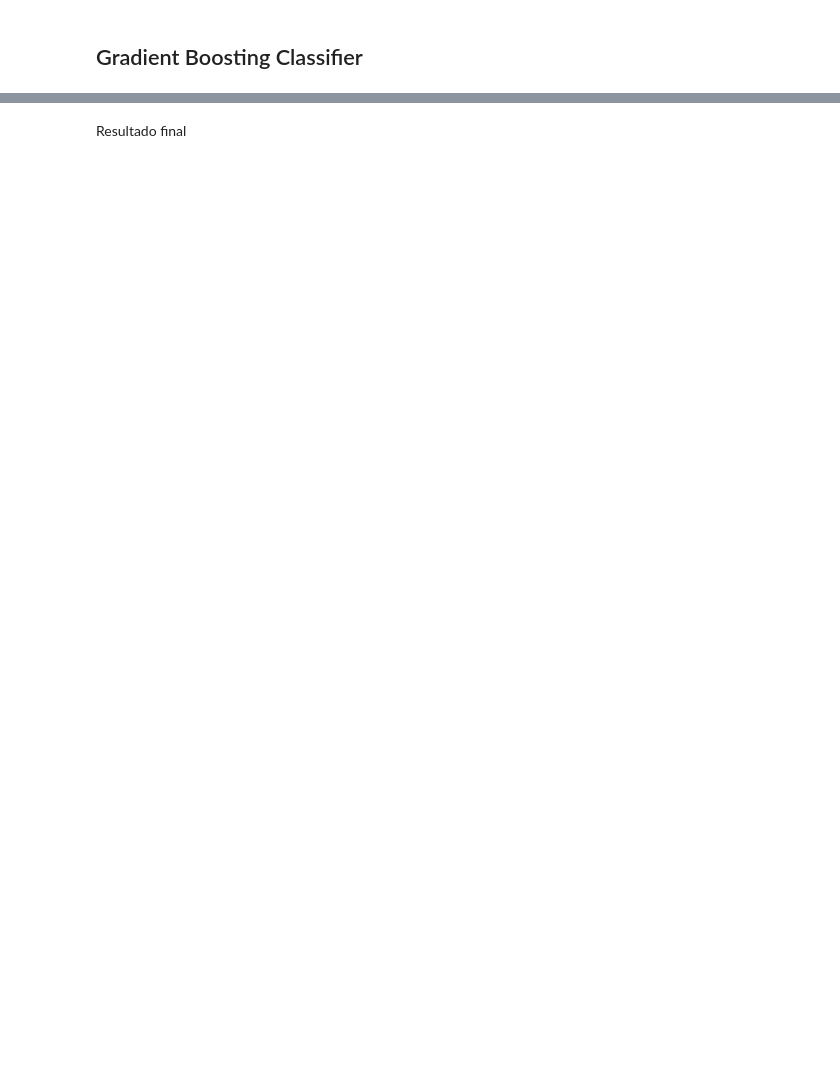
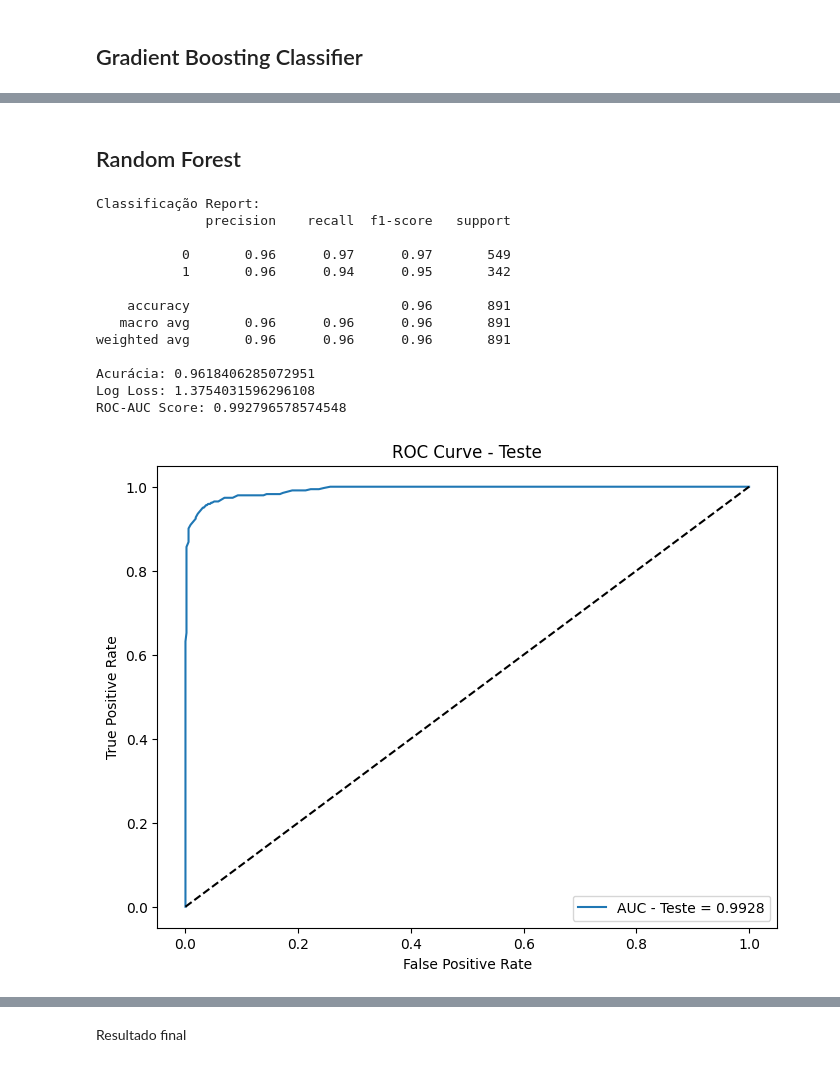
Before and after one commit to junioromendes/Titanic---Machine-Learning-from-Disaster, a Jupyter notebook: Notebook.ipynb, the cells around one changed output, grey strips where cells are left out. Drawn from its saved outputs; the diff is of its cells as text; code cells hidden in the pictures; blank space fills up the shorter version.

Commit message:
Adição de novos modelos

```diff
--- a/Notebook.ipynb
+++ b/Notebook.ipynb
@@ -258,0 +350,48 @@ test_data['Title'] = test_data['Title'].apply(corrigir_title)
+# %% [markdown]
+## Random Forest
+# %%
+from sklearn.ensemble import RandomForestClassifier
+
+# Criar o pipeline final com o preprocessor e o classificador
+clf_rf = Pipeline(steps=[('preprocessor', preprocessor),
+                      ('classifier', RandomForestClassifier(n_estimators=100, max_depth=None, random_state=42))])
+
+# Treinando o modelo
+clf_rf.fit(X, y)
+
+# Avaliação no conjunto de treino
+y_pred_test = clf_rf.predict(X)
+y_pred_proba_test = clf_rf.predict_proba(X)[:, 1]
+
+# Relatório de classificação e métricas
+print("Classificação Report:")
+print(classification_report(y, y_pred_test))
+print("Acurácia:", accuracy_score(y, y_pred_test))
+print("Log Loss:", log_loss(y, y_pred_test))
+print("ROC-AUC Score:", roc_auc_score(y, y_pred_proba_test))
+
+# Plot da Curva ROC
+fpr_test, tpr_test, _ = roc_curve(y, y_pred_proba_test)
+plt.figure(figsize=(8, 6))
+plt.plot(fpr_test, tpr_test, label=f'AUC - Teste = {roc_auc_score(y, y_pred_proba_test):.4f}')
+plt.plot([0, 1], [0, 1], 'k--')
+plt.xlabel('False Positive Rate')
+plt.ylabel('True Positive Rate')
+plt.title('ROC Curve - Teste')
+plt.legend(loc='lower right')
+plt.show()
+# %% [output]
+Classificação Report:
+              precision    recall  f1-score   support
+
+           0       0.96      0.97      0.97       549
+           1       0.96      0.94      0.95       342
+
+    accuracy                           0.96       891
+   macro avg       0.96      0.96      0.96       891
+weighted avg       0.96      0.96      0.96       891
+
+Acurácia: 0.9618406285072951
+Log Loss: 1.3754031596296108
+ROC-AUC Score: 0.992796578574548
+[figure, added]
```
Also changed, not shown: parts of 28 cells of this notebook, 1 other file.
